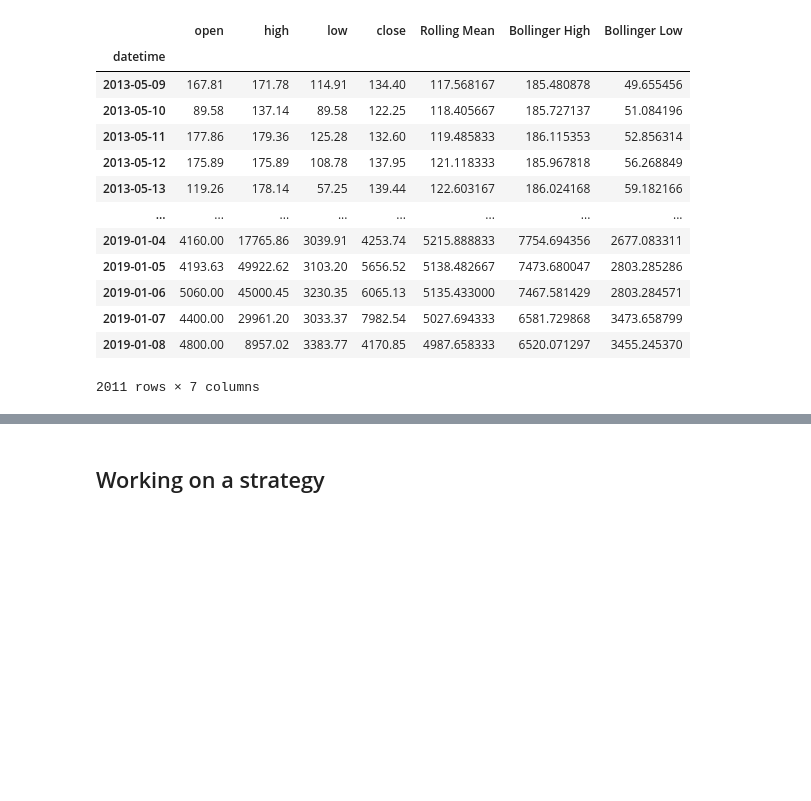
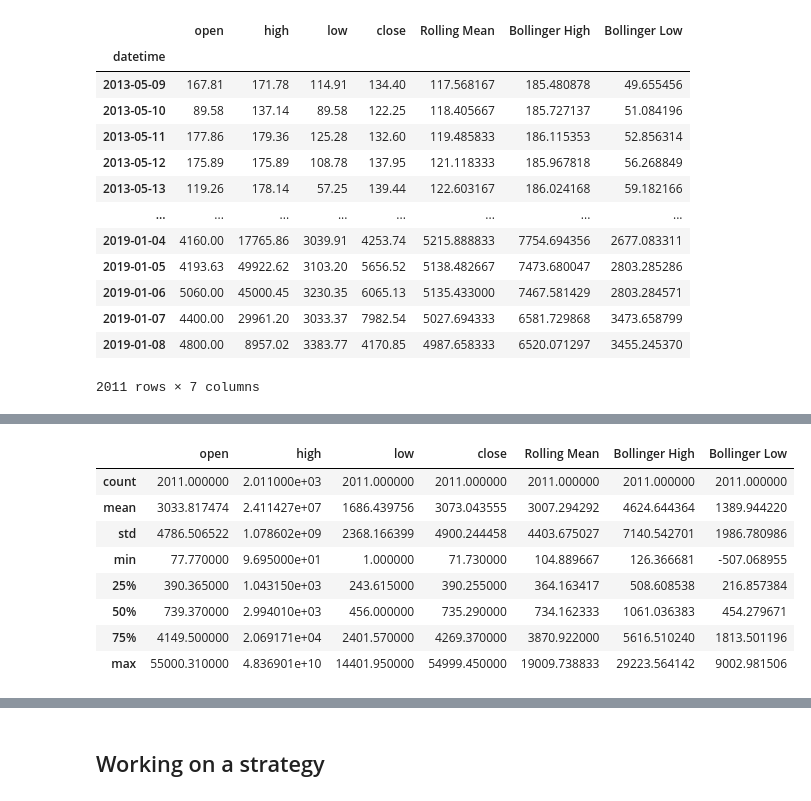
Before and after one commit to jonhilgart22/go-trader, a Jupyter notebook: notebooks/data_exploration.ipynb, the cells around one changed output, grey strips where cells are left out. Cells and saved outputs as stored; diff of their text form; code cells hidden in the pictures; blank space fills up the shorter version.

```diff
--- a/notebooks/data_exploration.ipynb
+++ b/notebooks/data_exploration.ipynb
@@ -447,0 +218,4 @@ Dimensions without coordinates: sample
+# %%
+COLS = ['open','high','low','close','Rolling Mean','Bollinger High','Bollinger Low']
+dataset_train = price_df[:int(price_df.shape[0]*0.8) ][COLS]
+dataset_test = price_df[int(price_df.shape[0]*0.8):][COLS]
@@ -447,0 +232,12 @@ Dimensions without coordinates: sample
+# %%
+price_df[COLS].describe()
+# %% [output]
+|  | open | high | low | close | Rolling Mean | Bollinger High | Bollinger Low |
+| count | 2011.000000 | 2.011000e+03 | 2011.000000 | 2011.000000 | 2011.000000 | 2011.000000 | 2011.000000 |
+| mean | 3033.817474 | 2.411427e+07 | 1686.439756 | 3073.043555 | 3007.294292 | 4624.644364 | 1389.944220 |
+| std | 4786.506522 | 1.078602e+09 | 2368.166399 | 4900.244458 | 4403.675027 | 7140.542701 | 1986.780986 |
+| min | 77.770000 | 9.695000e+01 | 1.000000 | 71.730000 | 104.889667 | 126.366681 | -507.068955 |
+| 25% | 390.365000 | 1.043150e+03 | 243.615000 | 390.255000 | 364.163417 | 508.608538 | 216.857384 |
+| 50% | 739.370000 | 2.994010e+03 | 456.000000 | 735.290000 | 734.162333 | 1061.036383 | 454.279671 |
+| 75% | 4149.500000 | 2.069171e+04 | 2401.570000 | 4269.370000 | 3870.922000 | 5616.510240 | 1813.501196 |
+| max | 55000.310000 | 4.836901e+10 | 14401.950000 | 54999.450000 | 19009.738833 | 29223.564142 | 9002.981506 |
```
Also changed, not shown: parts of 37 cells of this notebook, 6 other files.
